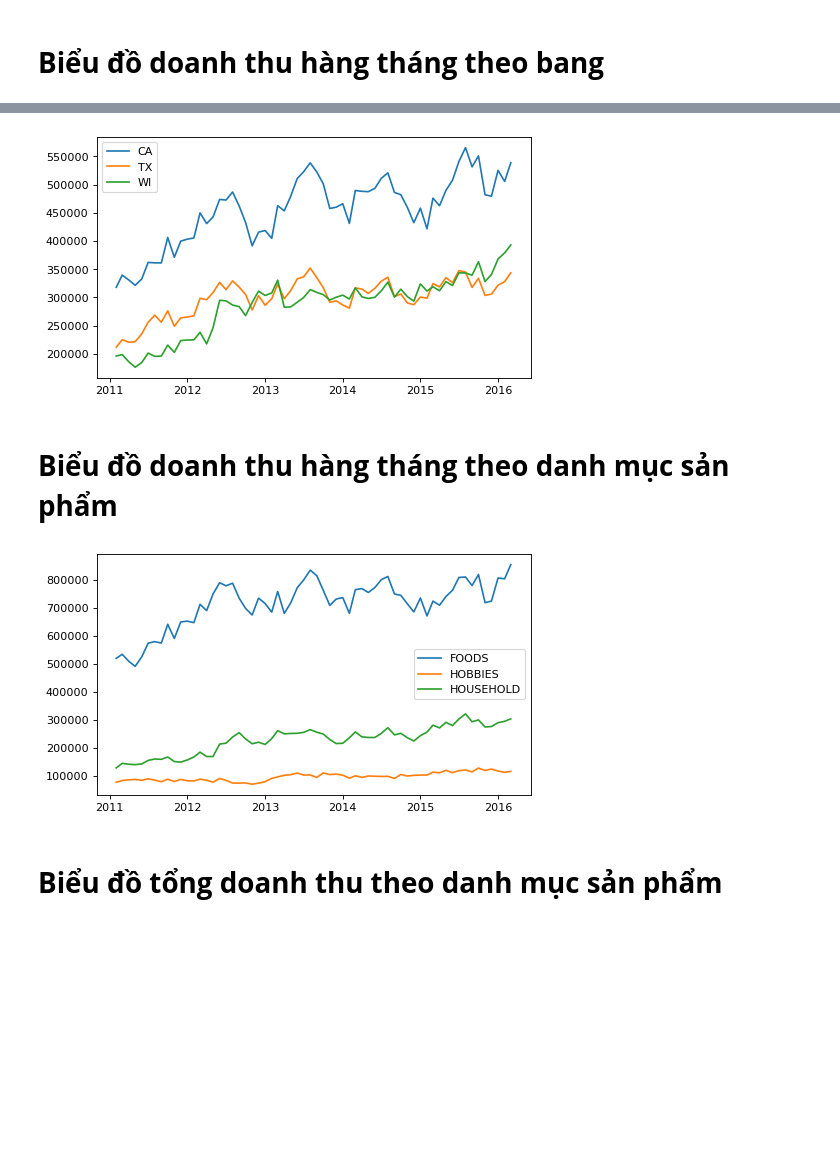
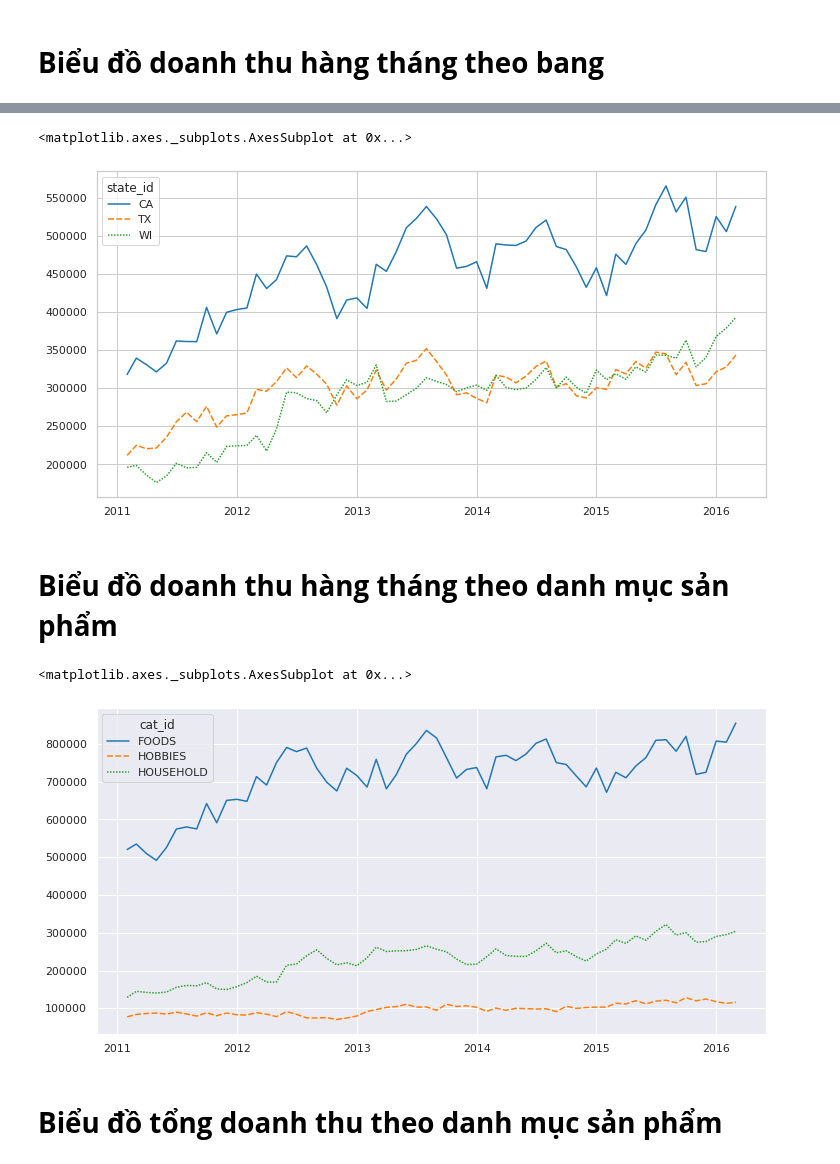
Before and after one commit to khanh22mse23057/python4engineer-assignments, a Jupyter notebook: Assignments2_Overview_M5_EDA.ipynb, the cells around one changed output, grey strips where cells are left out. Drawn from its saved outputs; the diff is of its cells as text; code cells hidden in the pictures; blank space fills up the shorter version.

```diff
--- a/Assignments2_Overview_M5_EDA.ipynb
+++ b/Assignments2_Overview_M5_EDA.ipynb
@@ -133,23 +130,29 @@ X
 # %%
 F = X.groupby(['state_id'])[(X.columns)[:-6]].sum()
-plt.figure(num=None, figsize=(7, 4), dpi=80, facecolor='w', edgecolor='k')
-for i in range(3):
-    plt.plot(F.iloc[i,1:-1],label=F.index[i])
-    plt.legend(loc='best')
-plt.show()
+# plt.figure(num=None, figsize=(7, 4), dpi=80, facecolor='w', edgecolor='k')
+# for i in range(3):
+#     plt.plot(F.iloc[i,1:-1],label=F.index[i])
+#     plt.legend(loc='best')
+# plt.show()
-# %% [output]
-[figure, removed]
+# %%
+sns.lineplot(data=F.T[1:-1], palette="tab10", linewidth=1.5)
+# %% [output]
+<matplotlib.axes._subplots.AxesSubplot at 0x...>
+[figure, added]
 # %% [markdown]
 # **Biểu đồ doanh thu hàng tháng theo danh mục sản phẩm**
 # %%
 F = X.groupby(['cat_id'])[(X.columns)[:-6]].sum()
-plt.figure(num=None, figsize=(7, 4), dpi=80, facecolor='w', edgecolor='k')
-for i in range(3):
-    plt.plot(F.iloc[i,1:-1],label=F.index[i])
-    plt.legend(loc='best')
-plt.show()
+# plt.figure(num=None, figsize=(7, 4), dpi=80, facecolor='w', edgecolor='k')
+# for i in range(3):
+#     plt.plot(F.iloc[i,1:-1],label=F.index[i])
+#     plt.legend(loc='best')
+# plt.show()
-# %% [output]
-[figure, removed]
+# %%
+sns.lineplot(data=F.T[1:-1], palette="tab10", linewidth=1.5)
+# %% [output]
+<matplotlib.axes._subplots.AxesSubplot at 0x...>
+[figure, added]
 # %% [markdown]
 # **Biểu đồ tổng doanh thu theo danh mục sản phẩm**
 # %%
```
Also changed, not shown: parts of 9 cells of this notebook.
